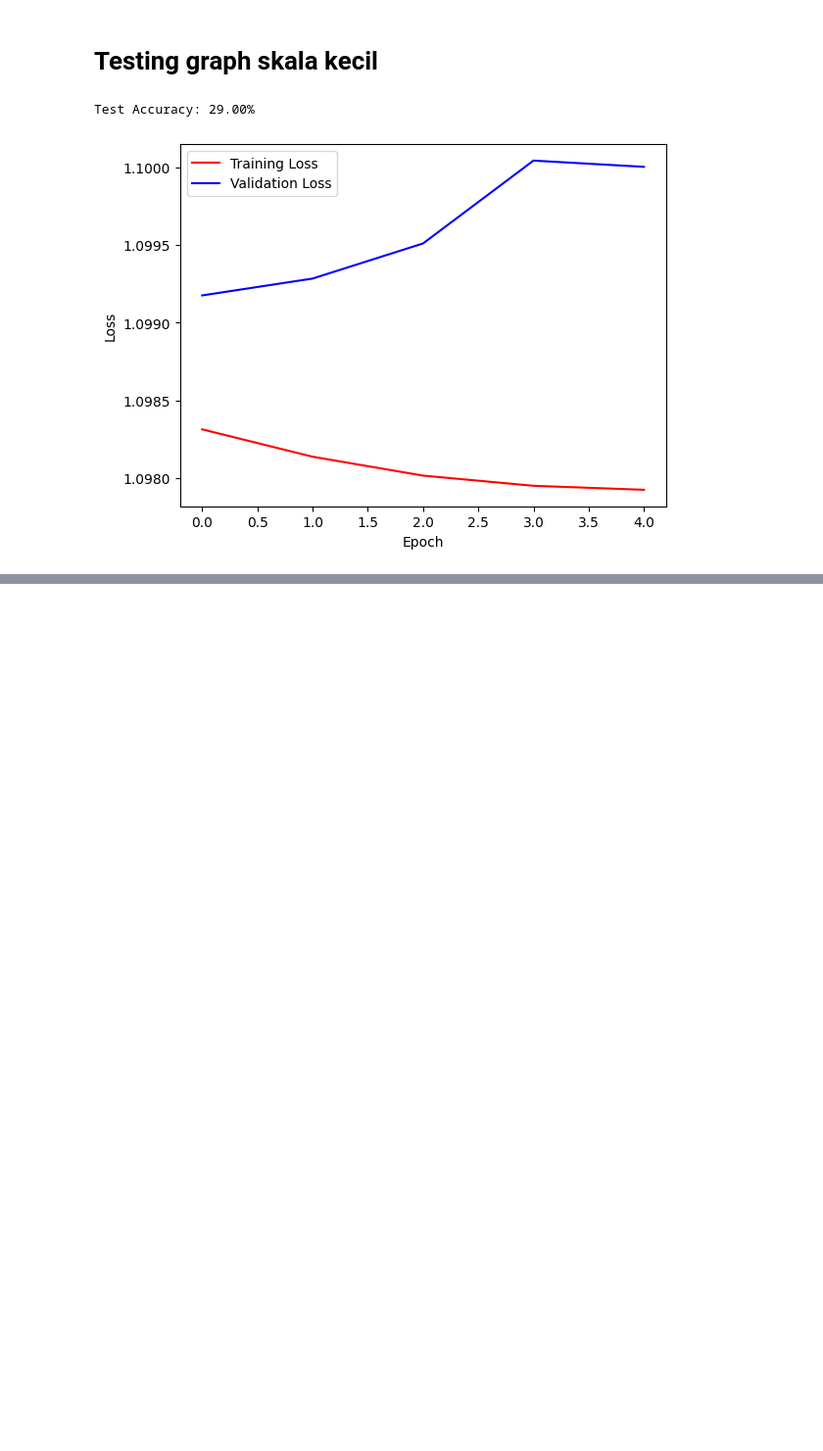
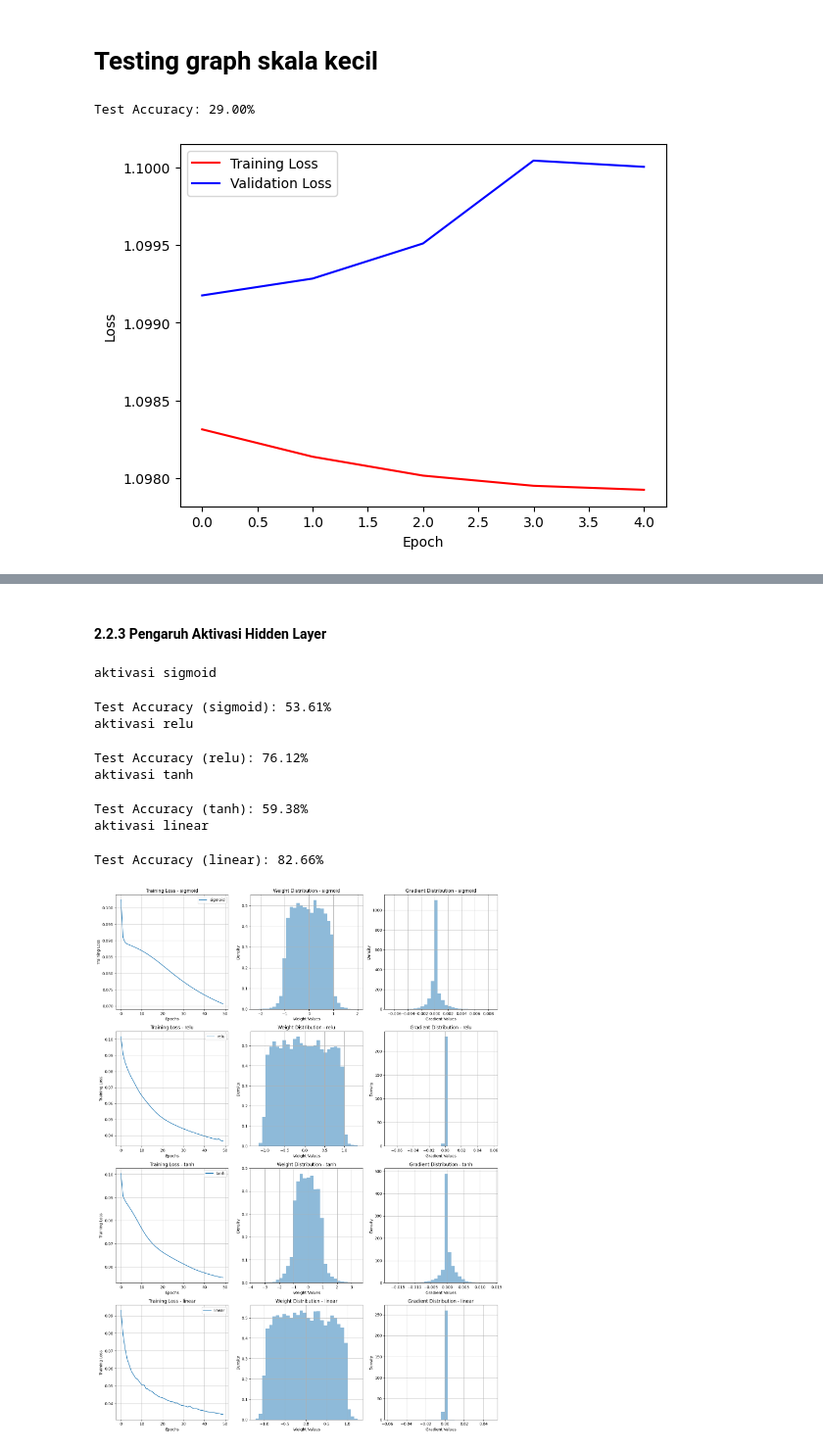
Before and after one commit to miannetopokki/IF3270_Tubes1_MachineLearning, a Jupyter notebook: src/numdiff/main.ipynb, the cells around one changed output, grey strips where cells are left out. Shown at 98% size. Saved outputs shown, nothing was run; the diff lists cells and outputs as text; code cells hidden in the pictures; blank space fills up the shorter version.

Commit message:
add:output ipynb

```diff
--- a/src/numdiff/main.ipynb
+++ b/src/numdiff/main.ipynb
@@ -209,0 +414,67 @@ ExecutableNotFound: failed to execute WindowsPath('dot'), make sure the Graphviz
+# %% [markdown]
+#### 2.2.3 Pengaruh Aktivasi Hidden Layer
+# %%
+activation_functions = ["sigmoid", "relu", "tanh", "linear"]
+results = {}
+
+for activation in activation_functions:
+    print(f"aktivasi {activation}")
+
+    hidden_layer_1 = Layer(input_size=784, n_neurons=16, activation=activation, bias_init='zeros', seed=42, weight_init='random_uniform')
+    hidden_layer_2 = Layer(input_size=16, n_neurons=8, activation=activation, bias_init='zeros', seed=42, weight_init='random_uniform')
+    output_layer = Layer(input_size=8, n_neurons=10, activation='sigmoid', bias_init='zeros', seed=42, weight_init='random_uniform')
+    layers = [hidden_layer_1, hidden_layer_2, output_layer]
+    mlp = MLP(layers=layers, loss_function='mse', lr=0.1)
+    mlp.train(X_train, y_train, X_val=X_test, y_val=y_test, epochs=50, batch_size=1000,verbose=1)
+    test_acc = mlp.accuracy(X_test, y_test)
+    print(f"Test Accuracy ({activation}): {test_acc:.2f}%")
+
+    results[activation] = {
+        "loss_graph": mlp.loss_graph,
+        "valid_graph": mlp.valid_graph,
+        "weights_history": mlp.weights_history,
+        "gradients_history": mlp.gradients_history
+    }
+
+
+def plot_comparison(results):
+    fig, axes = plt.subplots(4, 3, figsize=(15, 20))
+    for i, (activation, res) in enumerate(results.items()):
+        ax = axes[i, 0]
+        ax.plot(res["loss_graph"], label=f"{activation}")
+        ax.set_xlabel("Epochs")
+        ax.set_ylabel("Training Loss")
+        ax.set_title(f"Training Loss - {activation}")
+        ax.legend()
+        ax.grid(True)
+
+        ax = axes[i, 1]
+        weights = np.concatenate([np.ravel(w[-1]) for w in res["weights_history"].values()])
+        ax.hist(weights, bins=30, alpha=0.5, density=True)
+        ax.set_xlabel("Weight Values")
+        ax.set_ylabel("Density")
+        ax.set_title(f"Weight Distribution - {activation}")
+        ax.grid(True)
+
+        ax = axes[i, 2]
+        grads = np.concatenate([np.ravel(g[-1]) for g in res["gradients_history"].values()])
+        ax.hist(grads, bins=30, alpha=0.5, density=True)
+        ax.set_xlabel("Gradient Values")
+        ax.set_ylabel("Density")
+        ax.set_title(f"Gradient Distribution - {activation}")
+        ax.grid(True)
+
+    plt.tight_layout()
+    plt.show()
+
+plot_comparison(results)
+# %% [output]
+aktivasi sigmoid
+Test Accuracy (sigmoid): 53.61%
+aktivasi relu
+Test Accuracy (relu): 76.12%
+aktivasi tanh
+Test Accuracy (tanh): 59.38%
+aktivasi linear
+Test Accuracy (linear): 82.66%
+[figure, added]
```
Also changed, not shown: parts of 21 cells of this notebook, 1 other file.
